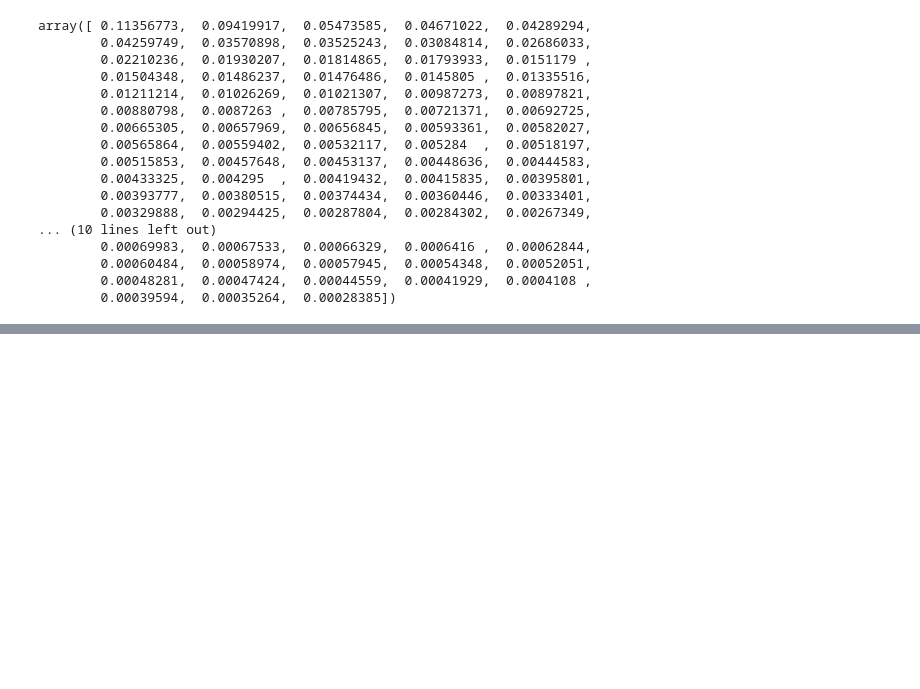
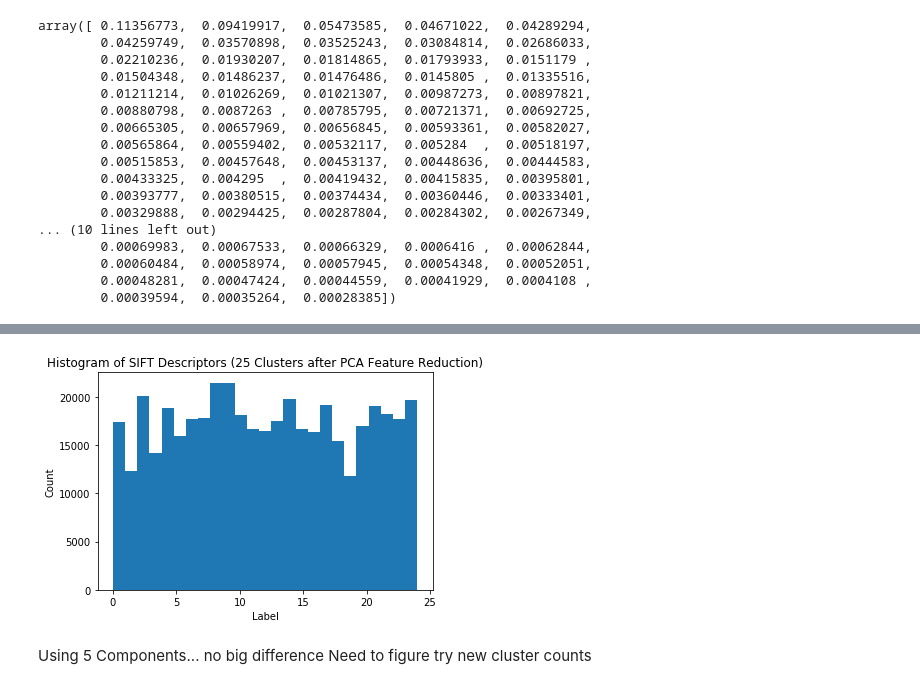
Before and after one commit to danielbarkhorn/DAN2_BOVW, a Jupyter notebook: SIFT Workbook.ipynb, the cells around one changed output, grey strips where cells are left out. Cells and saved outputs as stored; diff of their text form; code cells hidden in the pictures; blank space fills up the shorter version.

```diff
--- a/SIFT Workbook.ipynb
+++ b/SIFT Workbook.ipynb
@@ -141,0 +142,5 @@ Todo: Transform X to 5-component space & redo K-Means clusters
+# %%
+descriptors_pca = pca.transform(descriptors)
+# %%
+#descriptors_pca[:descriptors_pca.shape[0], 5]
+five_components = descriptors_pca[:, [0,1,2,3,4]]
@@ -141,0 +165,13 @@ Todo: Transform X to 5-component space & redo K-Means clusters
+# %%
+kmeans_5 = KMeans(n_clusters=25, random_state=0).fit(five_components)
+# %%
+plt.hist(kmeans_5.labels_, bins=25)
+plt.title("Histogram of SIFT Descriptors (25 Clusters after PCA Feature Reduction)")
+plt.xlabel("Label")
+plt.ylabel("Count")
+plt.show()
+# %% [output]
+[figure, added]
+# %% [markdown]
+Using 5 Components... no big difference
+Need to figure try new cluster counts
```
Also changed, not shown: parts of 3 cells of this notebook.
